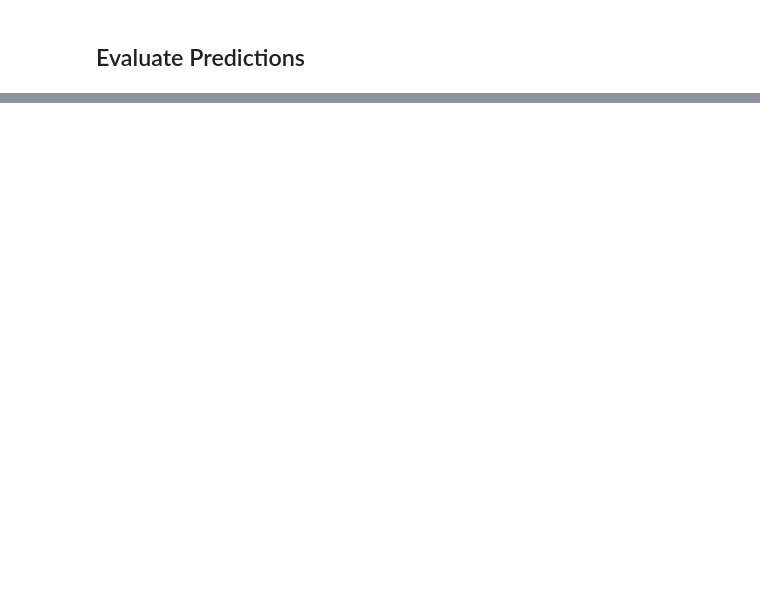
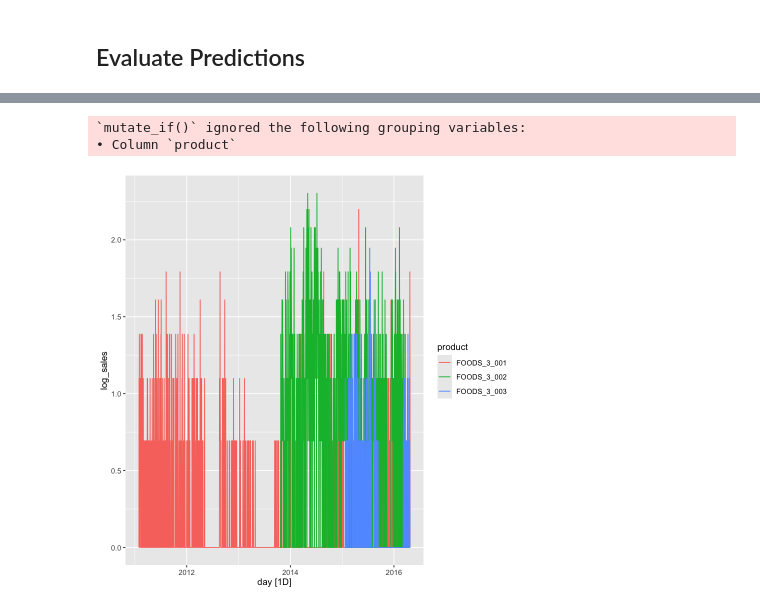
Before and after one commit to Whatisthisname/AFCS-Final, a Jupyter notebook: Baseline/baseline_notebook.ipynb, the cells around one changed output, grey strips where cells are left out. Cells and saved outputs as stored; diff of their text form; code cells hidden in the pictures; blank space fills up the shorter version.

```diff
--- a/Baseline/baseline_notebook.ipynb
+++ b/Baseline/baseline_notebook.ipynb
@@ -81,12 +123,29 @@ train
 # %%
-
-prices <- read.csv("../sell_prices_afcs2025.csv") |> rename(product = item_id) |> select(-store_id)
+prices <- read.csv("../sell_prices_afcs2025.csv") |>
+    rename(product = item_id) |>
+    select(-store_id)
 
 
-#extending it by price
+# extending it by price
 train <- inner_join(
- train,
- prices,
- by = c("product", "wm_yr_wk")
+    train,
+    prices,
+    by = c("product", "wm_yr_wk")
 )
 train
+
+small_train <- train |> filter(
+    product == "FOODS_3_001" |
+        product == "FOODS_3_002" |
+        product == "FOODS_3_003"
+)
+# product == "FOODS_3_004" |
+# product == "FOODS_3_005" |
+# product == "FOODS_3_006" |
+# product == "FOODS_3_007" |
+# product == "FOODS_3_008" |
+# product == "FOODS_3_009" |
+# product == "FOODS_3_010"
+
+
+small_train <- small_train |> mutate(log_sales = log(sales + 1))
@@ -92,0 +172,10 @@ train
+# %%
+ok <- small_train %>%
+    group_by(product) %>%
+    summarise(ndiffs = unitroot_ndiffs(sales))
+
+small_train |> autoplot(.vars = log_sales)
+# %% [output]
+`mutate_if()` ignored the following grouping variables:
+• Column `product`
+[figure, added]
```
Also changed, not shown: parts of 15 cells of this notebook, 2 other files.
